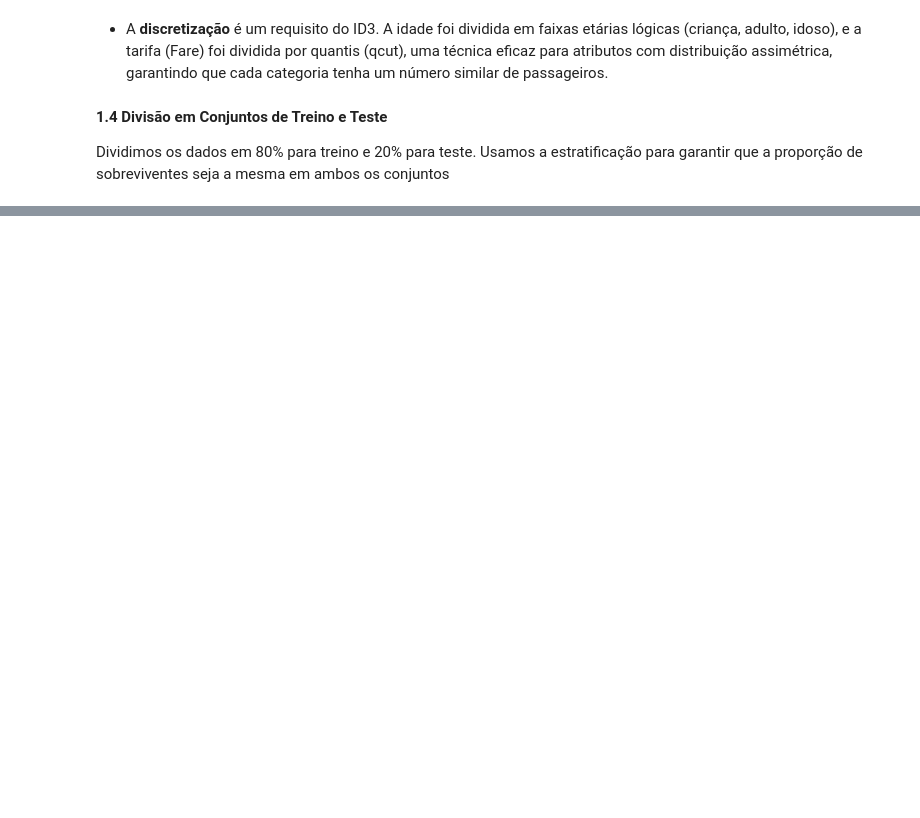
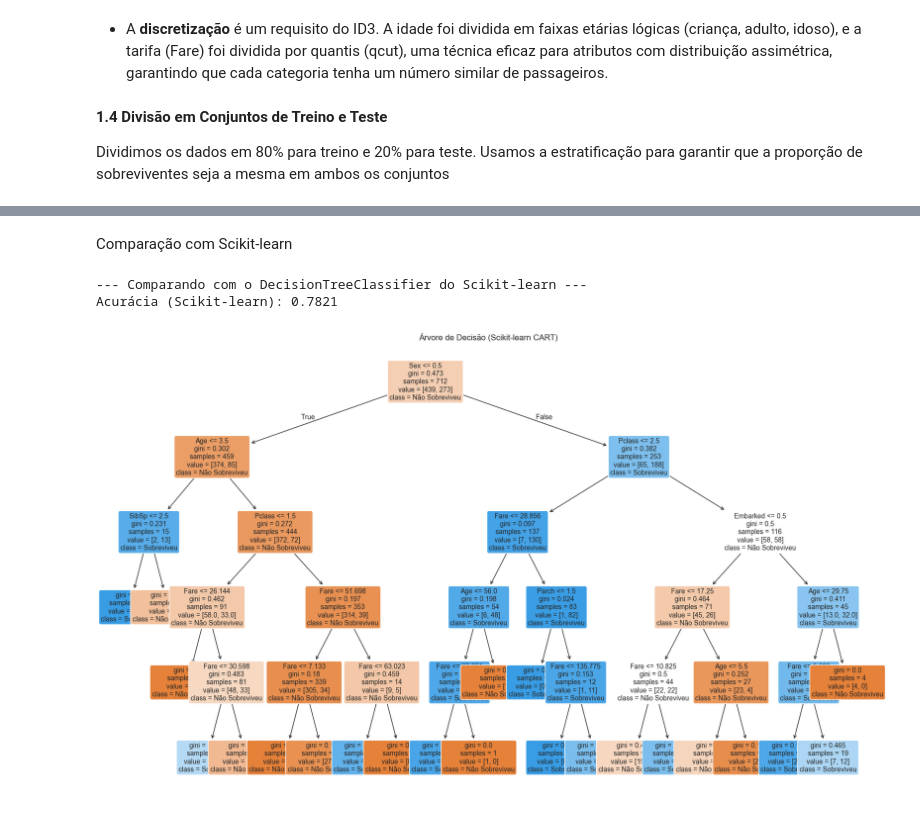
Before and after one commit to vitorrdan/IA_Lista04, a Jupyter notebook: notebook/Lista04.ipynb, the cells around one changed output, grey strips where cells are left out. Saved outputs shown, nothing was run; the diff lists cells and outputs as text; code cells hidden in the pictures; blank space fills up the shorter version.

```diff
--- a/notebook/Lista04.ipynb
+++ b/notebook/Lista04.ipynb
@@ -135,0 +224,28 @@ print(f"Tamanho do teste (ID3): {len(X_test_id3)} amostras")
+# %%
+# Função permite árvore ser printada com json
+def convert_sets_to_lists(obj):
+
+    if isinstance(obj, dict):
+        return {str(k).replace('{', '[').replace('}', ']'): convert_sets_to_lists(v) for k, v in obj.items()}
+    return obj
+
+print("--- Treinando e Avaliando CART (Titanic) ---")
+
+# 1. Treinamento
+cart_model = CART(max_depth=5, min_samples_split=10)
+cart_model.fit(X_train_cc, y_train_cc)
+
+# 2. Predição
+y_pred_train_cart = cart_model.predict(X_train_cc)
+y_pred_test_cart = cart_model.predict(X_test_cc)
+
+# 3. Cálculo da acurácia
+acc_train_cart = accuracy_score(y_train_cc, y_pred_train_cart)
+acc_test_cart = accuracy_score(y_test_cc, y_pred_test_cart)
+
+print(f'CART (Nosso) - Acurácia (Treino): {acc_train_cart:.4f}, (Teste): {acc_test_cart:.4f}\n')
+
+# 4. Impressão da Árvore
+print("Árvore de Decisão (CART) para Titanic:")
+printable_tree = convert_sets_to_lists(cart_model.tree_)
+print(json.dumps(convert_keys_to_str(printable_tree), indent=4))
@@ -135,0 +254,18 @@ print(f"Tamanho do teste (ID3): {len(X_test_id3)} amostras")
+# %% [markdown]
+Comparação com Scikit-learn
+# %%
+print("\n--- Comparando com o DecisionTreeClassifier do Scikit-learn ---")
+sk_cart = DecisionTreeClassifier(criterion='gini', max_depth=5, min_samples_split=10, random_state=42)
+sk_cart.fit(X_train_cc, y_train_cc)
+y_pred_sk = sk_cart.predict(X_test_cc)
+
+print(f"Acurácia (Scikit-learn): {accuracy_score(y_test_cc, y_pred_sk):.4f}")
+
+plt.figure(figsize=(20, 12))
+tree.plot_tree(sk_cart, feature_names=X_train_cc.columns, class_names=['Não Sobreviveu', 'Sobreviveu'], filled=True, rounded=True, fontsize=10)
+plt.title("Árvore de Decisão (Scikit-learn CART)")
+plt.show()
+# %% [output]
+--- Comparando com o DecisionTreeClassifier do Scikit-learn ---
+Acurácia (Scikit-learn): 0.7821
+[figure, added]
```
Also changed, not shown: parts of 21 cells of this notebook, 7 other files.
